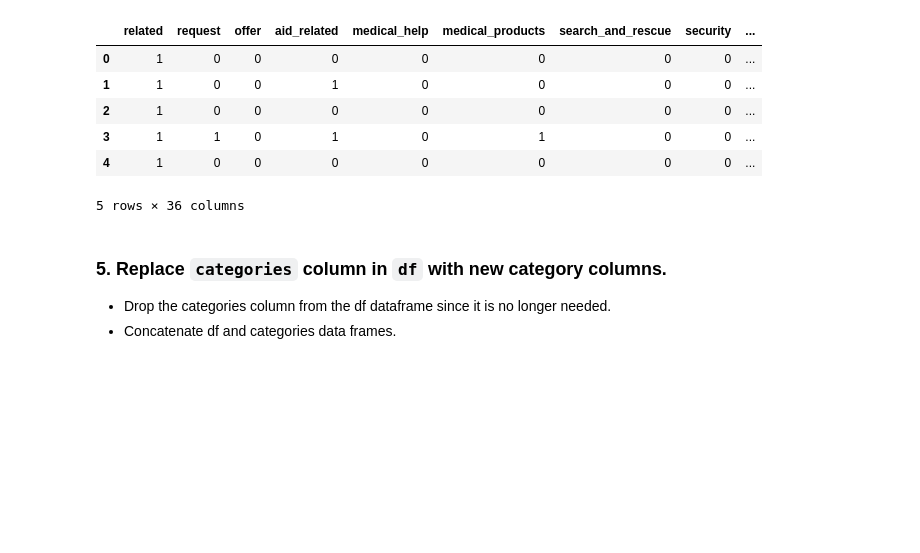
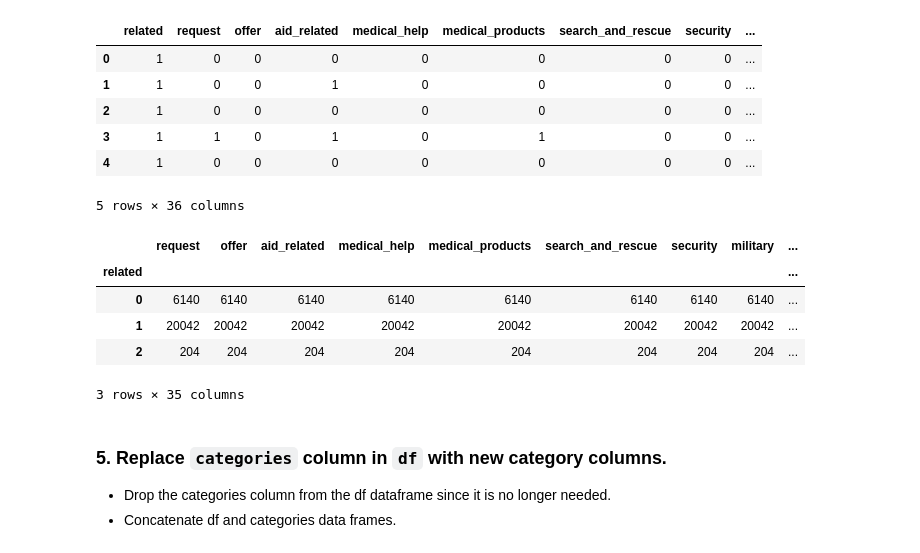
Before and after one commit to yayayavuz/udacity_data_engineering, a Jupyter notebook: ETL Pipeline Preparation.ipynb, the cells around one changed output. Saved outputs shown, nothing was run; the diff lists cells and outputs as text; code cells hidden in the pictures; blank space fills up the shorter version.

```diff
--- a/ETL Pipeline Preparation.ipynb
+++ b/ETL Pipeline Preparation.ipynb
@@ -13,7 +13,7 @@ import pandas as pd
 from sqlalchemy import create_engine
 # %%
 # load messages dataset
-messages = pd.read_csv('C:/Users/YAVUZ/Desktop/Udacity/6.Data Engineering/Project/Project/data/data/disaster_messages.csv')
+messages = pd.read_csv('C:/Users/YAVUZ/Desktop/Udacity/6.Data Engineering/Project/Disaster_Pipeline_Project/data/disaster_messages.csv')
 messages.head()
 # %% [output]
 |  | id | message | original | genre |
@@ -24,7 +24,7 @@ messages.head()
 | 4 | 12 | says: west side of Haiti, rest of... | facade ouest d Haiti et le reste ... | direct |
 # %%
 # load categories dataset
-categories = pd.read_csv('C:/Users/YAVUZ/Desktop/Udacity/6.Data Engineering/Project/Project/data/data/disaster_categories.csv')
+categories = pd.read_csv('C:/Users/YAVUZ/Desktop/Udacity/6.Data Engineering/Project/Disaster_Pipeline_Project/data/disaster_categories.csv')
 categories.head()
 # %% [output]
 |  | id | categories |
@@ -124,6 +124,15 @@ categories.head()
 | 3 | 1 | 1 | 0 | 1 | 0 | 1 | 0 | 0 | ... |
 | 4 | 1 | 0 | 0 | 0 | 0 | 0 | 0 | 0 | ... |
 5 rows × 36 columns
+# %%
+categories.groupby('related').count()
+# %% [output]
+|  | request | offer | aid_related | medical_help | medical_products | search_and_rescue | security | military | ... |
+| related |  |  |  |  |  |  |  |  | ... |
+| 0 | 6140 | 6140 | 6140 | 6140 | 6140 | 6140 | 6140 | 6140 | ... |
+| 1 | 20042 | 20042 | 20042 | 20042 | 20042 | 20042 | 20042 | 20042 | ... |
+| 2 | 204 | 204 | 204 | 204 | 204 | 204 | 204 | 204 | ... |
+3 rows × 35 columns
 # %% [markdown]
 ### 5. Replace `categories` column in `df` with new category columns.
 - Drop the categories column from the df dataframe since it is no longer needed.
```
Also changed, not shown: parts of 4 cells of this notebook, 4 other files.
